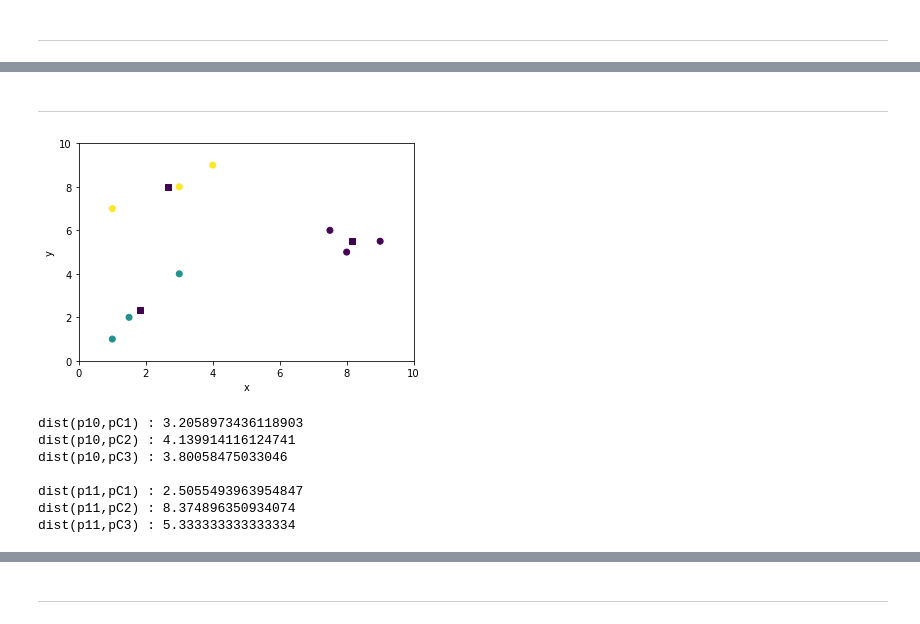
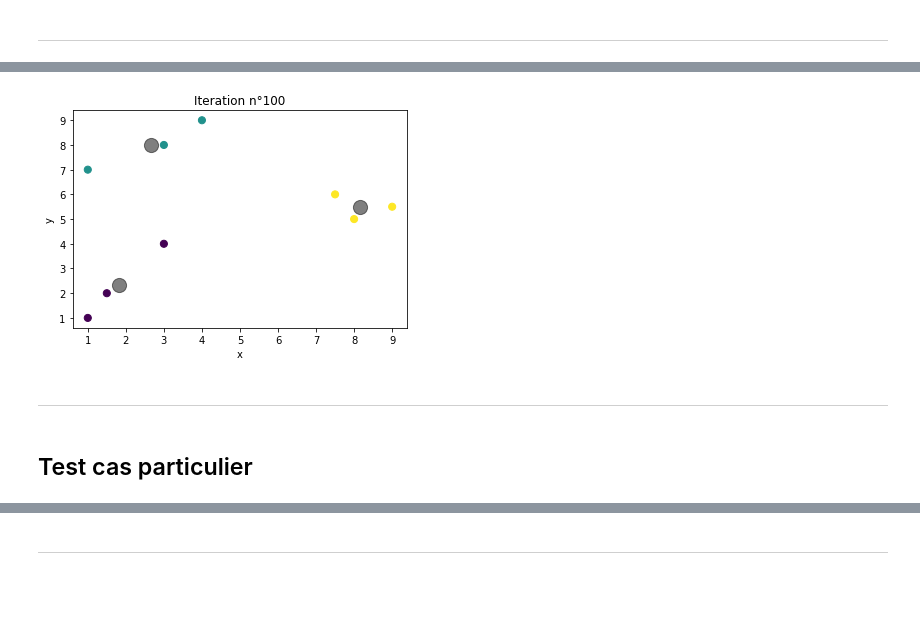
Before and after one commit to gaguillaume/project_clustering_Netflix, a Jupyter notebook: K-means_test.ipynb, the cells around one changed output, grey strips where cells are left out. Drawn from its saved outputs; the diff is of its cells as text; code cells hidden in the pictures; blank space fills up the shorter version.

```diff
--- a/K-means_test.ipynb
+++ b/K-means_test.ipynb
@@ -142,37 +206,8 @@ kmeans.compute_label(pC2.coords)
+# %%
+kmed.graph
+# %% [output]
+[figure, added]
 # %% [markdown]
 ----
-# %%
-cmap = {0:'b', 1:'r', 2:'g'}
-
-plt.scatter(df['X'], df['Y'], c=kmeans.labels)
-
-plt.xlabel('x')
-plt.ylabel('y')
-plt.xlim(0, 10)
-plt.ylim(0, 10)
-
-# plt.scatter(p10.x, p10.y, c=kmeans.compute_label(p10.coords), cmap=cmap)
-# plt.scatter(p11.x, p11.y, c=kmeans.compute_label(p11.coords), cmap=cmap)
-
-plt.scatter(pC1.x, pC1.y, c=kmeans.compute_label(pC1.coords), marker='s')
-plt.scatter(pC2.x, pC2.y, c=kmeans.compute_label(pC2.coords), marker='s')
-plt.scatter(pC3.x, pC3.y, c=kmeans.compute_label(pC3.coords), marker='s')
-plt.show()
-# %% [output]
-[figure, removed]
-# %%
-print('dist(p10,pC1) :',np.sqrt(np.sum((p10.coords - pC1.coords)**2)))
-print('dist(p10,pC2) :',np.sqrt(np.sum((p10.coords - pC2.coords)**2)))
-print('dist(p10,pC3) :',np.sqrt(np.sum((p10.coords - pC3.coords)**2)))
-print()
-print('dist(p11,pC1) :',np.sqrt(np.sum((p11.coords - pC1.coords)**2)))
-print('dist(p11,pC2) :',np.sqrt(np.sum((p11.coords - pC2.coords)**2)))
-print('dist(p11,pC3) :',np.sqrt(np.sum((p11.coords - pC3.coords)**2)))
-# %% [output]
-dist(p10,pC1) : 3.2058973436118903
-dist(p10,pC2) : 4.139914116124741
-dist(p10,pC3) : 3.80058475033046
-
-dist(p11,pC1) : 2.5055493963954847
-dist(p11,pC2) : 8.374896350934074
-dist(p11,pC3) : 5.333333333333334
+# %% [markdown]
+## Test cas particulier
```
Also changed, not shown: parts of 26 cells of this notebook, 1 other file.
